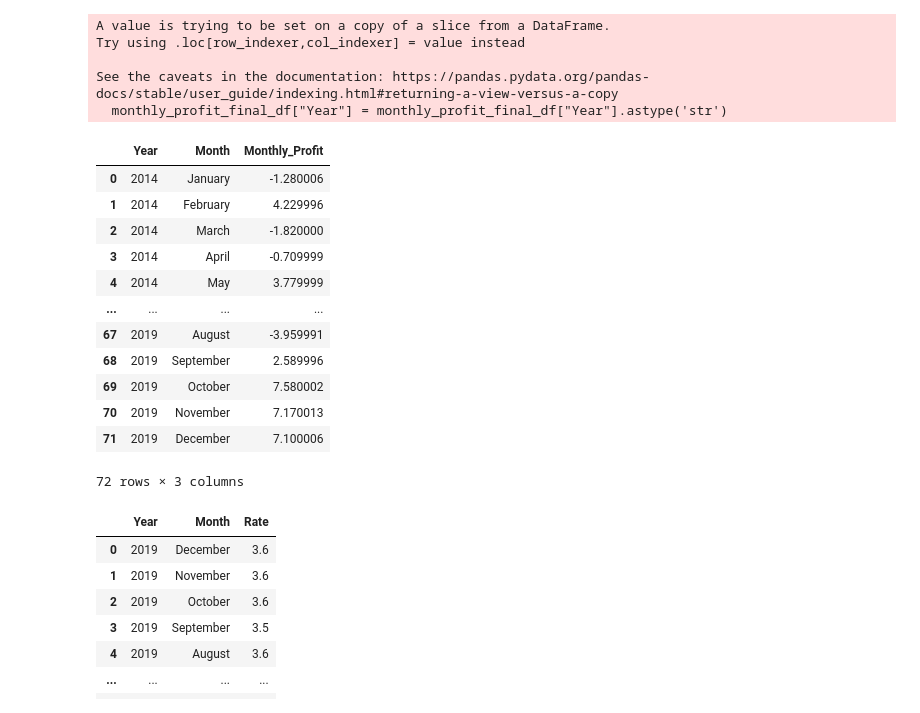
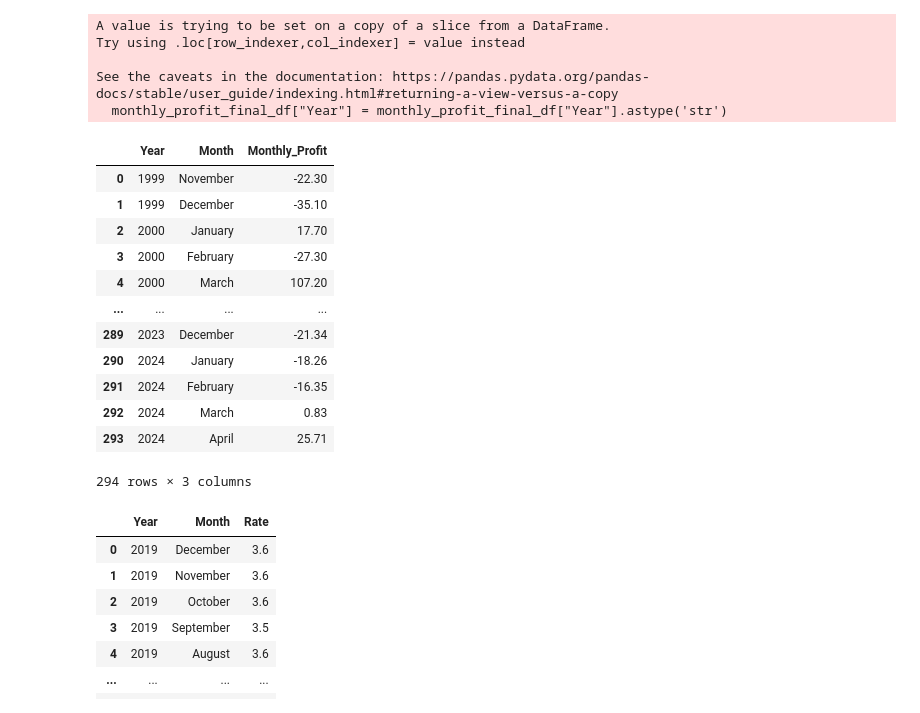
Before and after one commit to OwenNam001/project1_group1, a Jupyter notebook: StockAnalysis/Monthly_Unemployeement_Jun.ipynb, the cells around one changed output. Cells and saved outputs as stored; diff of their text form; code cells hidden in the pictures.

```diff
--- a/StockAnalysis/Monthly_Unemployeement_Jun.ipynb
+++ b/StockAnalysis/Monthly_Unemployeement_Jun.ipynb
@@ -13,10 +17,10 @@ from api_keys import alpha_vantage_api_key, bls_api_key
 # %%
-# Do NOT EXECUTE, AS API has rate-Limiting, we will use yfinance, EXECUTE THE NEXT CELL
+# Monthly Stock Profits dataFrame - 1
 # Constants
 stock_symbol = 'QQQ'
 # START_DATE = '2013-01-01'
 # END_DATE = '2023-01-01'
-URL = f'https://www.alphavantage.co/query?function=TIME_SERIES_DAILY&symbol={stock_symbol}&apikey={alpha_vantage_api_key}'
+URL = f'https://www.alphavantage.co/query?function=TIME_SERIES_DAILY&symbol={stock_symbol}&outputsize=full&apikey={alpha_vantage_api_key}'
 
 
 # Fetch stock data from alphavantage
@@ -37,5 +41,10 @@ for date, values in response['Time Series (Daily)'].items():
 
 # Conver List to dataFrame
 stock_info_df = pd.DataFrame(stock_data)
-stock_info_df.set_index("Date", inplace=True)
+stock_info_df.reset_index()
+stock_info_df['Date'] = pd.to_datetime(stock_info_df['Date'])
+stock_info_df['Open'] = stock_info_df['Open'].astype(float)
+stock_info_df['Close'] = stock_info_df['Close'].astype(float)
+
+stock_info_df
 # %% [output]
@@ -42,0 +64,12 @@ KeyError: 'Time Series (Daily)'
+# %%
+# Monthly Stock Profits dataFrame - 2
+# Date, Month Column creation by using Date
+stock_info_df['Year'] = stock_info_df['Date'].dt.year
+stock_info_df['Month_Number'] = stock_info_df['Date'].dt.month
+
+# Open price for each Year, Month & Close price for each Year, Month
+monthly_data = stock_info_df.groupby(['Year', 'Month_Number'])
+first_open = monthly_data['Open'].first().reset_index()
+last_close = monthly_data['Close'].last().reset_index()
+
+stock_info_df
@@ -43,22 +90,6 @@ KeyError: 'Time Series (Daily)'
 # %%
-# Create a dataFrame for Nasdaq Monthly profit
+# Monthly Stock Profits dataFrame - 3 (final)
 
-import yfinance as yf
-import pandas as pd
-import calendar
-
-stock_data = yf.download('QQQ', start='2014-01-01', end='2019-12-31', progress=False).reset_index()
-
-# Date, Month Column creation by using Date
-stock_data['Year'] = stock_data['Date'].dt.year
-stock_data['Month_Number'] = stock_data['Date'].dt.month
-
-# Open price for each Year, Month & Close price for each Year, Month
-monthly_data = stock_data.groupby(['Year', 'Month_Number'])
-first_open = monthly_data['Open'].first().reset_index()
-last_close = monthly_data['Close'].last().reset_index()
-
-# Monthly Profit
 monthly_profit = last_close['Close'] - first_open['Open']
 
 # dataFrame creation
@@ -67,47 +98,45 @@ monthly_profit_df = pd.DataFrame({
                                     'Month_Number': first_open['Month_Number'],
                                     'Monthly_Profit': monthly_profit
                                 })
-
-
 
 # Generate month numbers (1-12)
 month_numbers = list(range(1, 13))
 
 # Use list comprehension to map month numbers to month names
 month_names = [calendar.month_name[month] for month in month_numbers]
 
 # Create the DataFrame
 month_df = pd.DataFrame({
                             'Month_Number': month_numbers,
                             'Month': month_names
                         })
 
 # Merge the DataFrames on 'Month' from monthly_profit_df and 'Month Number' from month_df
 monthly_profit_merge_df = pd.merge(monthly_profit_df, month_df, left_on='Month_Number', right_on='Month_Number', how='left')
 
 monthly_profit_final_df = monthly_profit_merge_df[["Year", "Month", "Monthly_Profit"]]
 monthly_profit_final_df["Year"] = monthly_profit_final_df["Year"].astype('str')
 
 monthly_profit_final_df
 # %% [output]
 A value is trying to be set on a copy of a slice from a DataFrame.
 Try using .loc[row_indexer,col_indexer] = value instead
 
 See the caveats in the documentation: https://pandas.pydata.org/pandas-docs/stable/user_guide/indexing.html#returning-a-view-versus-a-copy
   monthly_profit_final_df["Year"] = monthly_profit_final_df["Year"].astype('str')
 |  | Year | Month | Monthly_Profit |
-| 0 | 2014 | January | -1.280006 |
-| 1 | 2014 | February | 4.229996 |
-| 2 | 2014 | March | -1.820000 |
-| 3 | 2014 | April | -0.709999 |
-| 4 | 2014 | May | 3.779999 |
+| 0 | 1999 | November | -22.30 |
+| 1 | 1999 | December | -35.10 |
+| 2 | 2000 | January | 17.70 |
+| 3 | 2000 | February | -27.30 |
+| 4 | 2000 | March | 107.20 |
 | ... | ... | ... | ... |
-| 67 | 2019 | August | -3.959991 |
-| 68 | 2019 | September | 2.589996 |
-| 69 | 2019 | October | 7.580002 |
-| 70 | 2019 | November | 7.170013 |
-| 71 | 2019 | December | 7.100006 |
+| 289 | 2023 | December | -21.34 |
+| 290 | 2024 | January | -18.26 |
+| 291 | 2024 | February | -16.35 |
+| 292 | 2024 | March | 0.83 |
+| 293 | 2024 | April | 25.71 |
-72 rows × 3 columns
+294 rows × 3 columns
 # %%
 # Create a dataFrame for Monthly Unployment Rate
 
```
Also changed, not shown: parts of 6 cells of this notebook.
